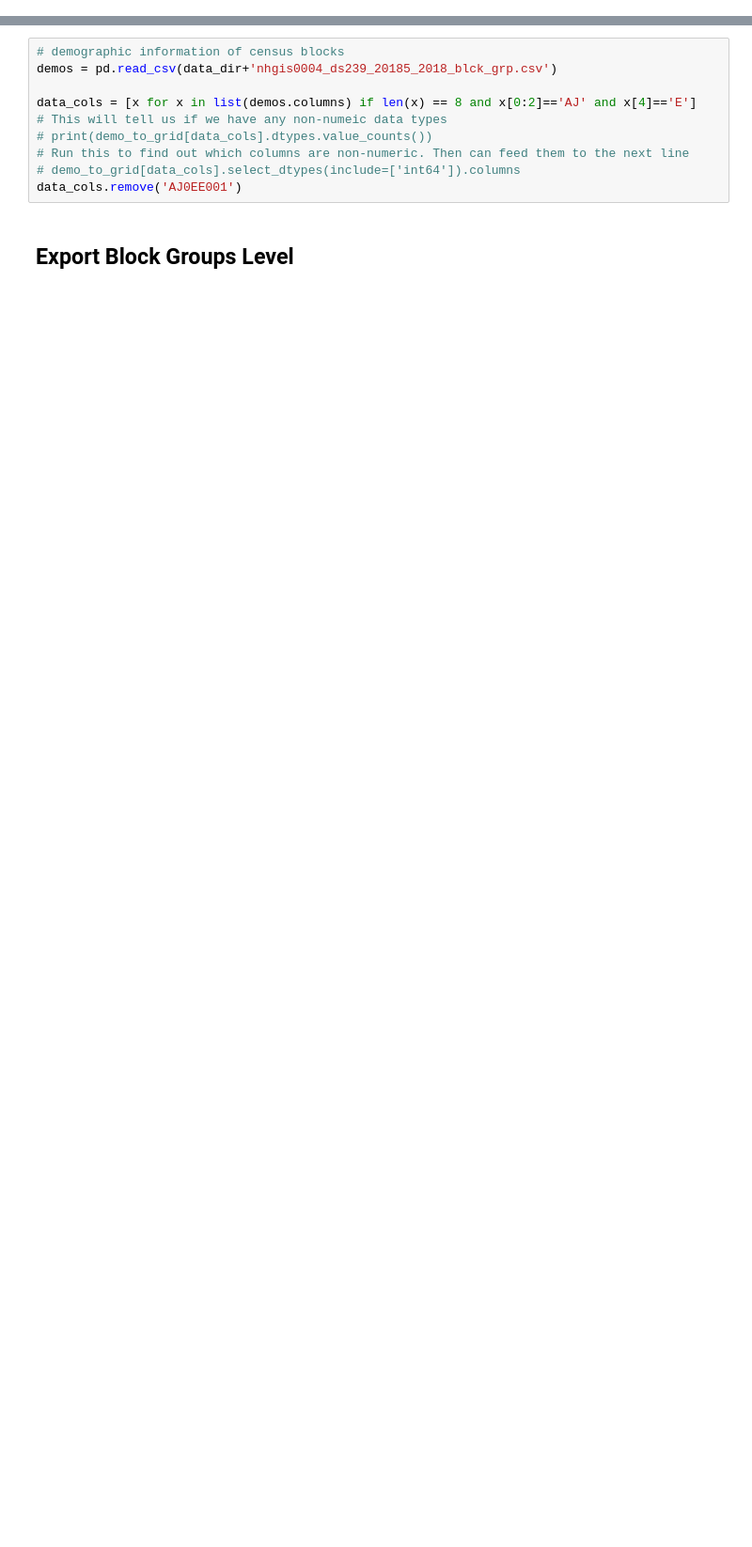
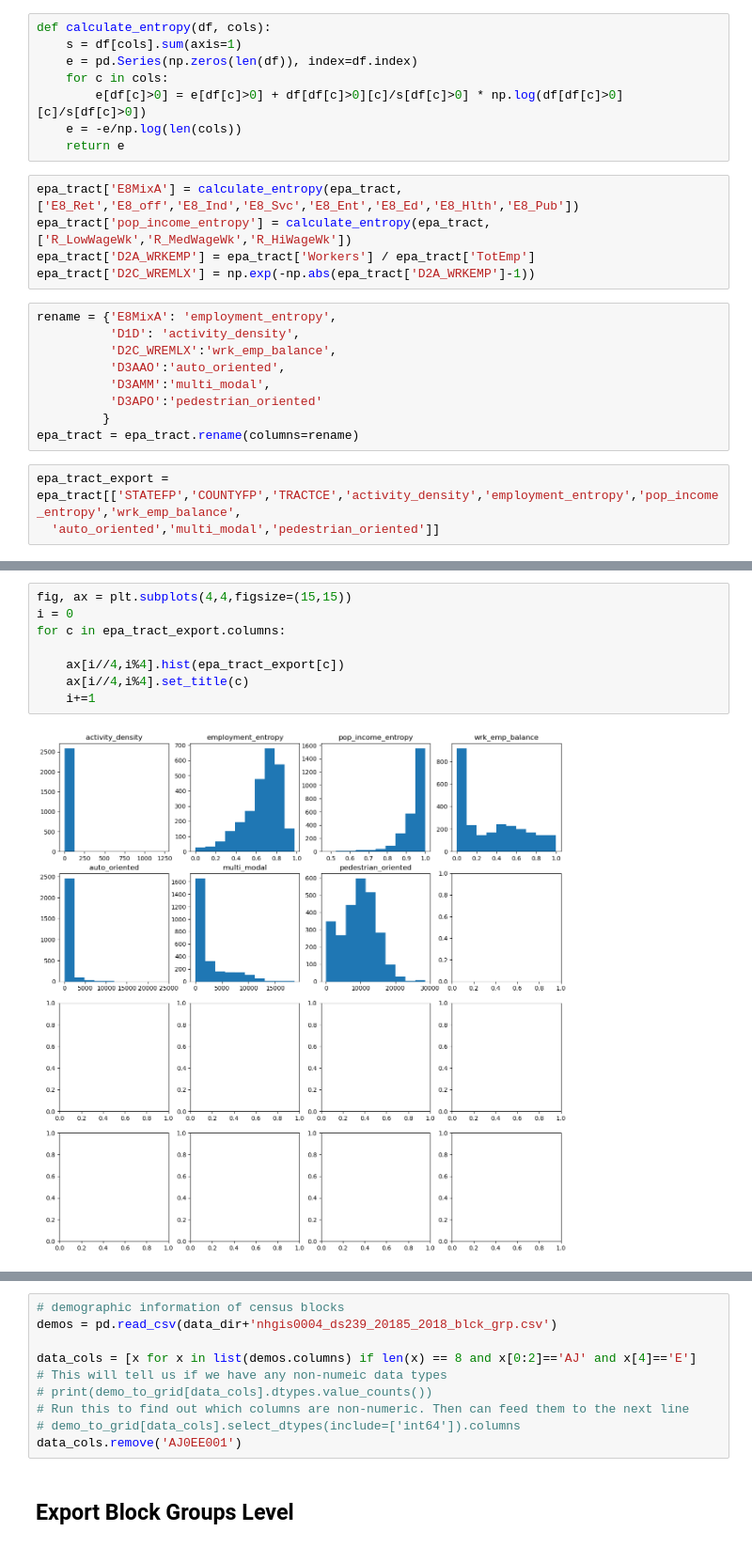
Before and after one commit to sunnyqywang/demand_image, a Jupyter notebook: 0_preprocess_census.ipynb, the cells around one changed output, grey strips where cells are left out. Shown: that part at 94% size. Drawn from its saved outputs; the diff is of its cells as text; blank space fills up the shorter version.

```diff
--- a/0_preprocess_census.ipynb
+++ b/0_preprocess_census.ipynb
@@ -14,0 +47,25 @@ The autoreload extension is already loaded. To reload it, use:
+# %%
+def calculate_entropy(df, cols):
+    s = df[cols].sum(axis=1)
+    e = pd.Series(np.zeros(len(df)), index=df.index)
+    for c in cols:
+        e[df[c]>0] = e[df[c]>0] + df[df[c]>0][c]/s[df[c]>0] * np.log(df[df[c]>0][c]/s[df[c]>0])
+    e = -e/np.log(len(cols))
+    return e
+# %%
+epa_tract['E8MixA'] = calculate_entropy(epa_tract, ['E8_Ret','E8_off','E8_Ind','E8_Svc','E8_Ent','E8_Ed','E8_Hlth','E8_Pub'])
+epa_tract['pop_income_entropy'] = calculate_entropy(epa_tract, ['R_LowWageWk','R_MedWageWk','R_HiWageWk'])
+epa_tract['D2A_WRKEMP'] = epa_tract['Workers'] / epa_tract['TotEmp']
+epa_tract['D2C_WREMLX'] = np.exp(-np.abs(epa_tract['D2A_WRKEMP']-1))
+# %%
+rename = {'E8MixA': 'employment_entropy',
+          'D1D': 'activity_density',
+          'D2C_WREMLX':'wrk_emp_balance',
+          'D3AAO':'auto_oriented',
+          'D3AMM':'multi_modal',
+          'D3APO':'pedestrian_oriented'
+         }
+epa_tract = epa_tract.rename(columns=rename)
+# %%
+epa_tract_export = epa_tract[['STATEFP','COUNTYFP','TRACTCE','activity_density','employment_entropy','pop_income_entropy','wrk_emp_balance',
+  'auto_oriented','multi_modal','pedestrian_oriented']]
@@ -14,0 +74,10 @@ The autoreload extension is already loaded. To reload it, use:
+# %%
+fig, ax = plt.subplots(4,4,figsize=(15,15))
+i = 0
+for c in epa_tract_export.columns:
+
+    ax[i//4,i%4].hist(epa_tract_export[c])
+    ax[i//4,i%4].set_title(c)
+    i+=1
+# %% [output]
+[figure, added]
```
Also changed, not shown: parts of 14 cells of this notebook, 22 other files.
